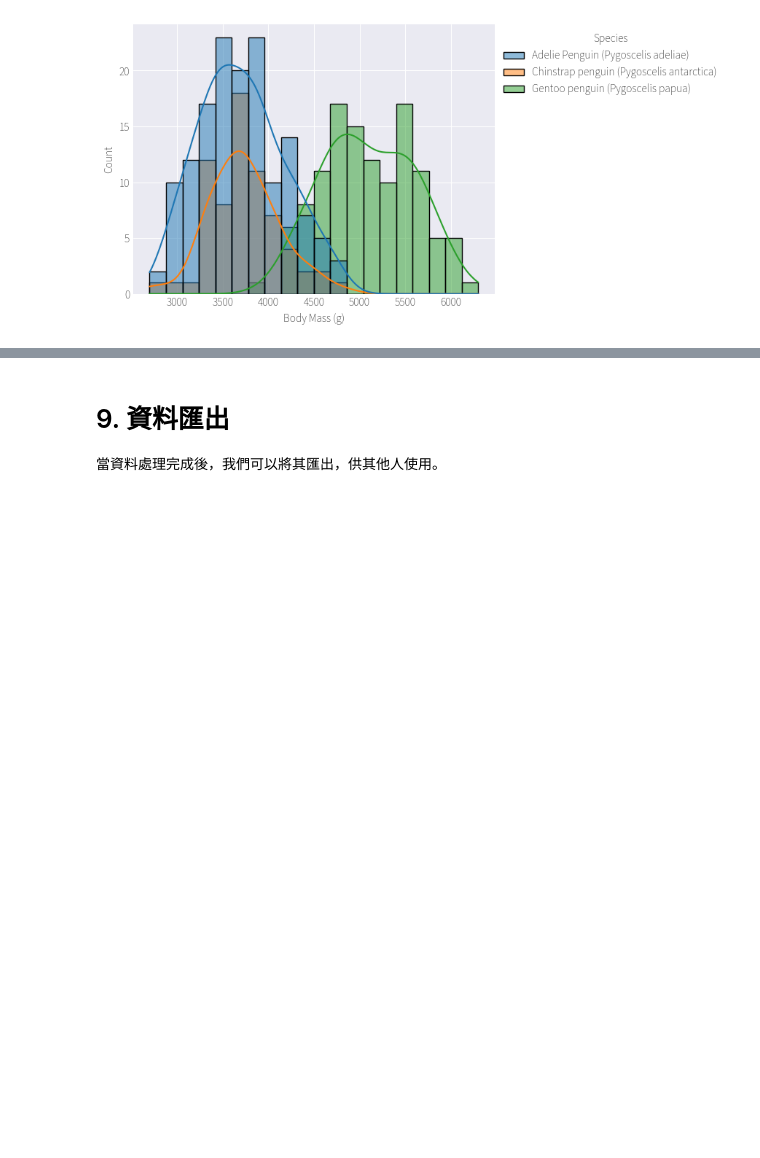
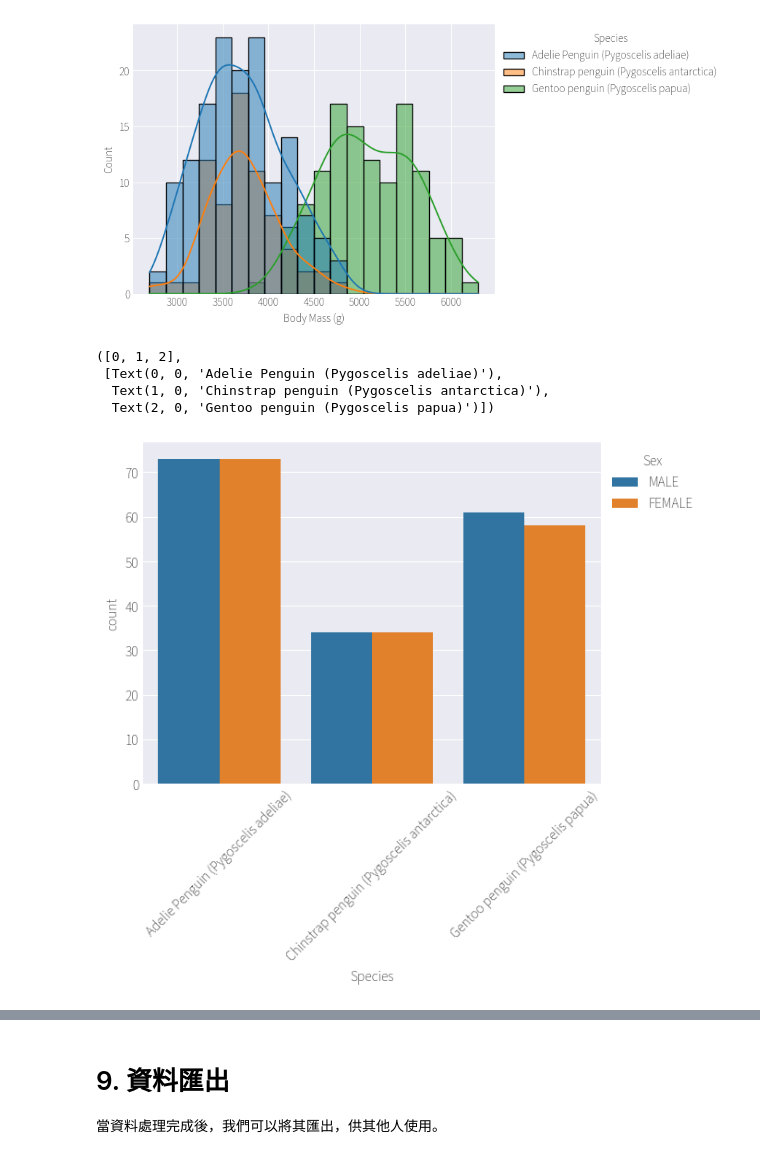
Before and after one commit to Alexchen666/Data-Analysis-101, a Jupyter notebook: pandas.ipynb, the cells around one changed output, grey strips where cells are left out. Drawn from its saved outputs; the diff is of its cells as text; code cells hidden in the pictures; blank space fills up the shorter version.

Commit message:
minor edit on text

```diff
--- a/pandas.ipynb
+++ b/pandas.ipynb
@@ -621,3 +627,14 @@ ax = sns.histplot(data=df, x='Body Mass (g)', hue='Species', kde=True, bins=20)
 sns.move_legend(ax, "upper left", bbox_to_anchor=(1, 1)) # 移動圖例至圖表外
 # %% [output]
 [figure]
+# %%
+# 透過 seaborn 的 countplot 繪製企鵝種類計數圖，並根據性別著色
+ax = sns.countplot(data=df, x='Species', hue='Sex')
+sns.move_legend(ax, "upper left", bbox_to_anchor=(1, 1)) # 移動圖例至圖表外
+plt.xticks(rotation=45) # 旋轉 x 軸標籤
+# %% [output]
+([0, 1, 2],
+ [Text(0, 0, 'Adelie Penguin (Pygoscelis adeliae)'),
+  Text(1, 0, 'Chinstrap penguin (Pygoscelis antarctica)'),
+  Text(2, 0, 'Gentoo penguin (Pygoscelis papua)')])
+[figure, added]
```
Also changed, not shown: parts of 10 cells of this notebook.
